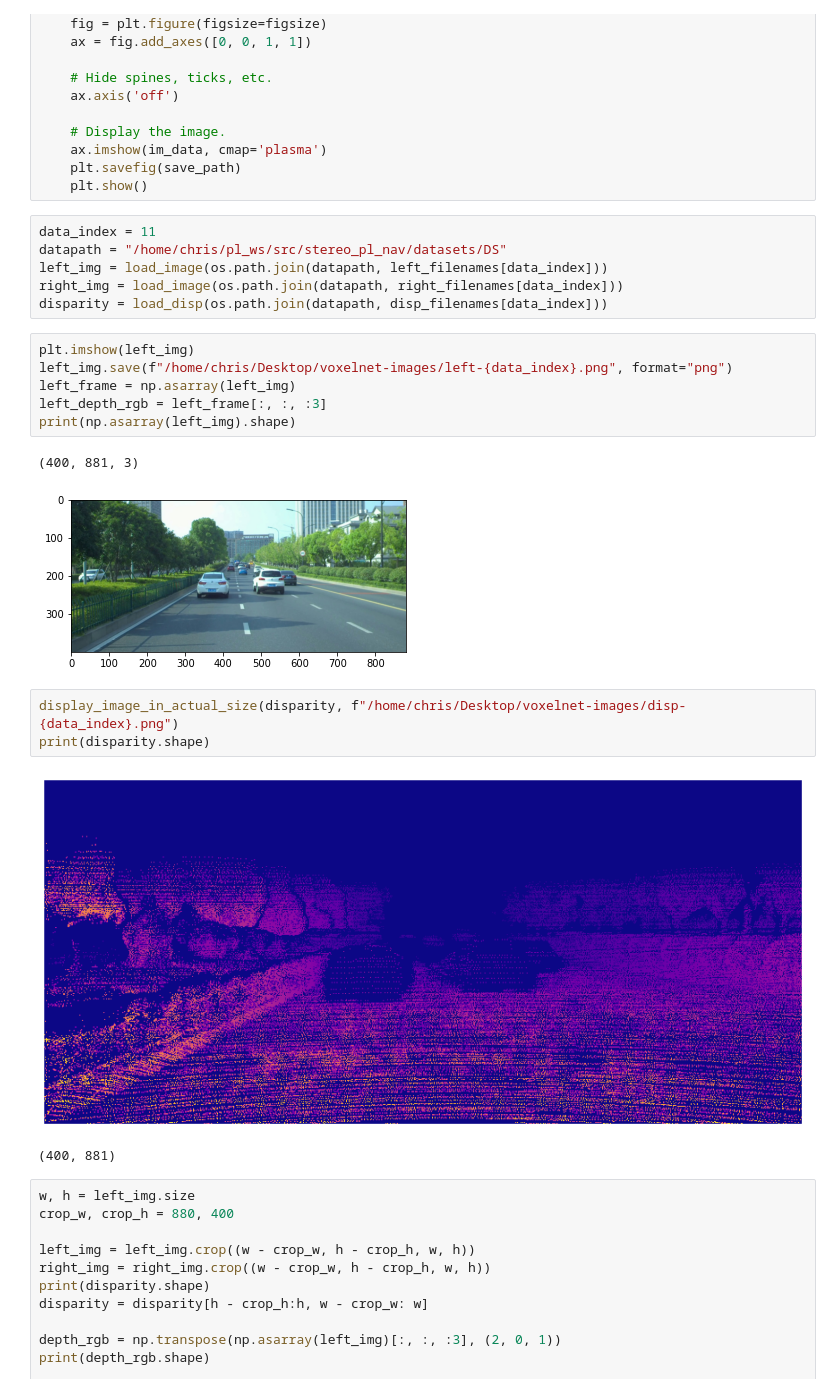
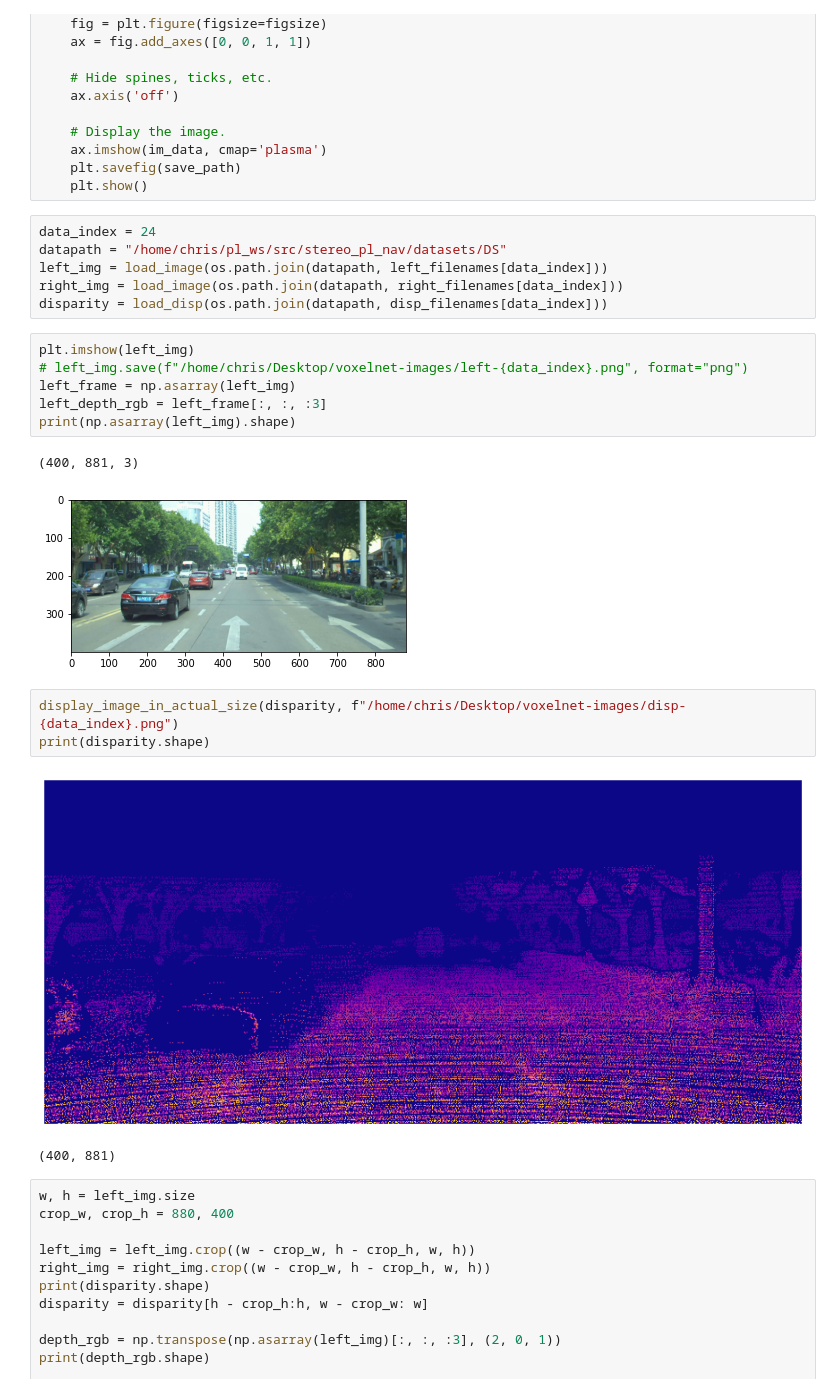
Before and after one commit to lhy0807/stereo_pl_nav, a Jupyter notebook: scripts/voxelstereonet/test_ds.ipynb, the cells around one changed output. Saved outputs shown, nothing was run; the diff lists cells and outputs as text.

```diff
--- a/scripts/voxelstereonet/test_ds.ipynb
+++ b/scripts/voxelstereonet/test_ds.ipynb
@@ -54,25 +58,25 @@ def display_image_in_actual_size(im_data, save_path):
     plt.savefig(save_path)
     plt.show()
 # %%
-data_index = 11
+data_index = 24
 datapath = "/home/chris/pl_ws/src/stereo_pl_nav/datasets/DS"
 left_img = load_image(os.path.join(datapath, left_filenames[data_index]))
 right_img = load_image(os.path.join(datapath, right_filenames[data_index]))
 disparity = load_disp(os.path.join(datapath, disp_filenames[data_index]))
 # %%
 plt.imshow(left_img)
-left_img.save(f"/home/chris/Desktop/voxelnet-images/left-{data_index}.png", format="png")
+# left_img.save(f"/home/chris/Desktop/voxelnet-images/left-{data_index}.png", format="png")
 left_frame = np.asarray(left_img)
 left_depth_rgb = left_frame[:, :, :3]
 print(np.asarray(left_img).shape)
 # %% [output]
 (400, 881, 3)
-[figure, old version]
+[figure, new version]
 # %%
 display_image_in_actual_size(disparity, f"/home/chris/Desktop/voxelnet-images/disp-{data_index}.png")
 print(disparity.shape)
 # %% [output]
-[figure, old version]
+[figure, new version]
 (400, 881)
 # %%
 w, h = left_img.size
```
Also changed, not shown: parts of 33 cells of this notebook, 11 other files.
